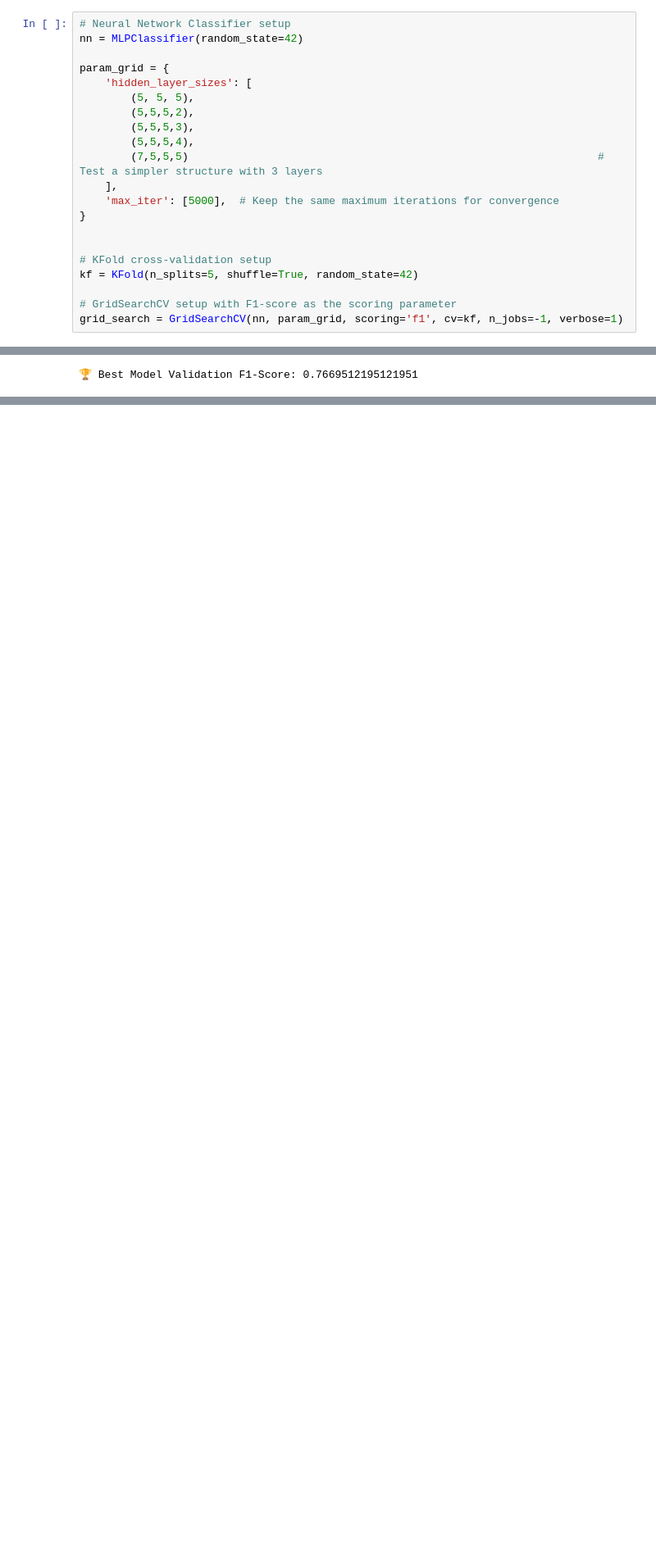
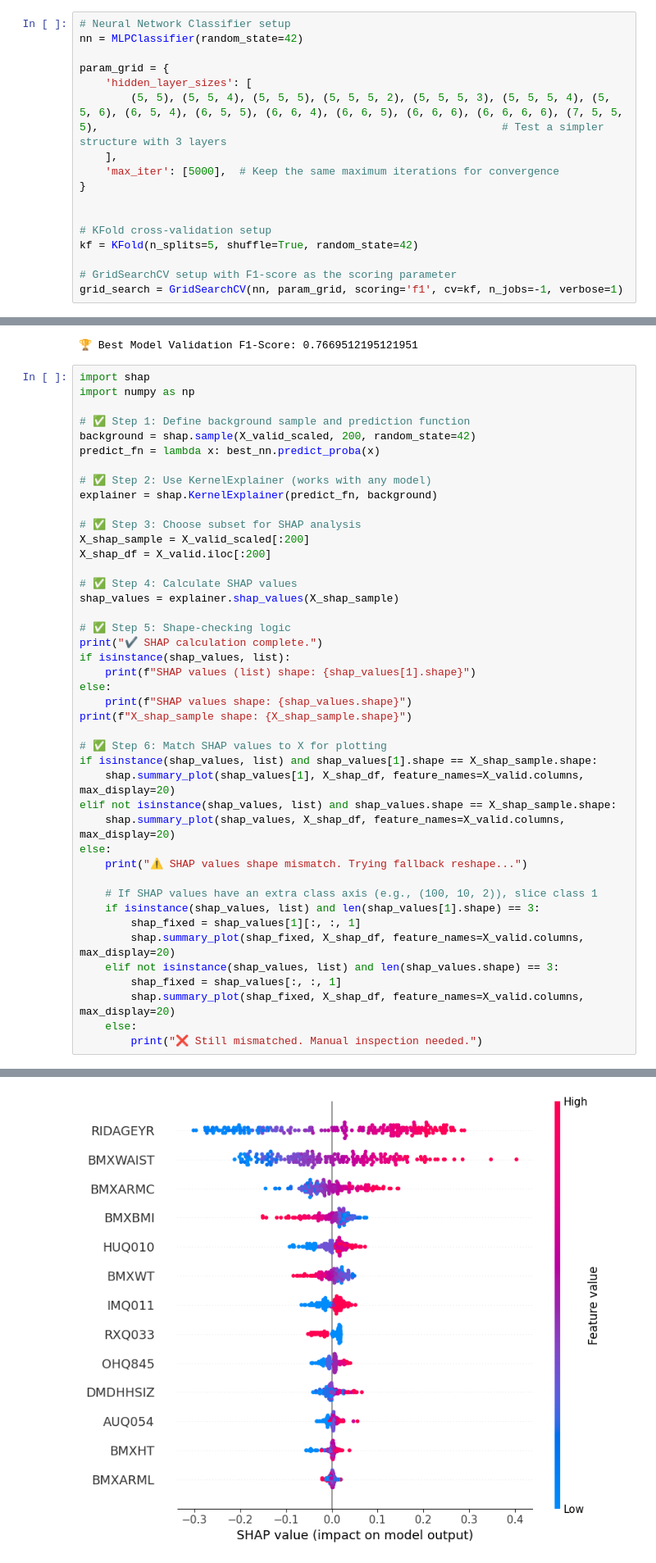
Before and after one commit to NiallGF/Final-Year-Project, a Jupyter notebook: Notebooks/12. NN.ipynb, the cells around one changed output, grey strips where cells are left out. Shown at 82% size. Cells and saved outputs as stored; diff of their text form; blank space fills up the shorter version.

Commit message:
LIME and SHAP for NN

```diff
--- a/Notebooks/12. NN.ipynb
+++ b/Notebooks/12. NN.ipynb
@@ -32,11 +32,7 @@ nn = MLPClassifier(random_state=42)
 
 param_grid = {
     'hidden_layer_sizes': [
-        (5, 5, 5),
-        (5,5,5,2),
-        (5,5,5,3),
-        (5,5,5,4),
-        (7,5,5,5)                                                                # Test a simpler structure with 3 layers
+        (5, 5), (5, 5, 4), (5, 5, 5), (5, 5, 5, 2), (5, 5, 5, 3), (5, 5, 5, 4), (5, 5, 6), (6, 5, 4), (6, 5, 5), (6, 6, 4), (6, 6, 5), (6, 6, 6), (6, 6, 6, 6), (7, 5, 5, 5),                                                               # Test a simpler structure with 3 layers
     ],
     'max_iter': [5000],  # Keep the same maximum iterations for convergence
 }
@@ -204,3 +208,47 @@ validation_f1_macro = f1_score(y_valid, y_pred_valid, average='macro')
 print(f"🏆 Best Model Validation F1-Score: {validation_f1_macro}")
 # %% [output]
 🏆 Best Model Validation F1-Score: 0.7669512195121951
+# %%
+import shap
+import numpy as np
+
+# ✅ Step 1: Define background sample and prediction function
+background = shap.sample(X_valid_scaled, 200, random_state=42)
+predict_fn = lambda x: best_nn.predict_proba(x)
+
+# ✅ Step 2: Use KernelExplainer (works with any model)
+explainer = shap.KernelExplainer(predict_fn, background)
+
+# ✅ Step 3: Choose subset for SHAP analysis
+X_shap_sample = X_valid_scaled[:200]
+X_shap_df = X_valid.iloc[:200]
+
+# ✅ Step 4: Calculate SHAP values
+shap_values = explainer.shap_values(X_shap_sample)
+
+# ✅ Step 5: Shape-checking logic
+print("✔️ SHAP calculation complete.")
+if isinstance(shap_values, list):
+    print(f"SHAP values (list) shape: {shap_values[1].shape}")
+else:
+    print(f"SHAP values shape: {shap_values.shape}")
+print(f"X_shap_sample shape: {X_shap_sample.shape}")
+
+# ✅ Step 6: Match SHAP values to X for plotting
+if isinstance(shap_values, list) and shap_values[1].shape == X_shap_sample.shape:
+    shap.summary_plot(shap_values[1], X_shap_df, feature_names=X_valid.columns, max_display=20)
+elif not isinstance(shap_values, list) and shap_values.shape == X_shap_sample.shape:
+    shap.summary_plot(shap_values, X_shap_df, feature_names=X_valid.columns, max_display=20)
+else:
+    print("⚠️ SHAP values shape mismatch. Trying fallback reshape...")
+
+    # If SHAP values have an extra class axis (e.g., (100, 10, 2)), slice class 1
+    if isinstance(shap_values, list) and len(shap_values[1].shape) == 3:
+        shap_fixed = shap_values[1][:, :, 1]
+        shap.summary_plot(shap_fixed, X_shap_df, feature_names=X_valid.columns, max_display=20)
+    elif not isinstance(shap_values, list) and len(shap_values.shape) == 3:
+        shap_fixed = shap_values[:, :, 1]
+        shap.summary_plot(shap_fixed, X_shap_df, feature_names=X_valid.columns, max_display=20)
+    else:
+        print("❌ Still mismatched. Manual inspection needed.")
+# %% [output]
@@ -206,0 +260 @@ print(f"🏆 Best Model Validation F1-Score: {validation_f1_macro}")
+[figure, added]
```
Also changed, not shown: parts of 4 cells of this notebook, 19 other files.
